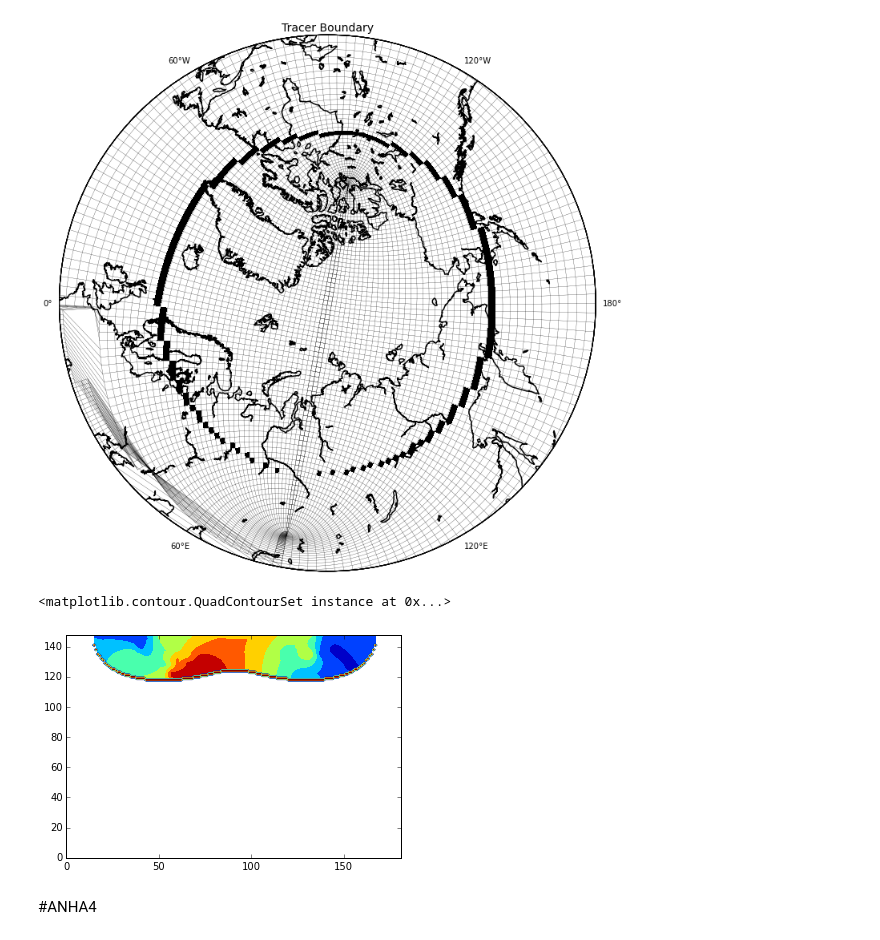
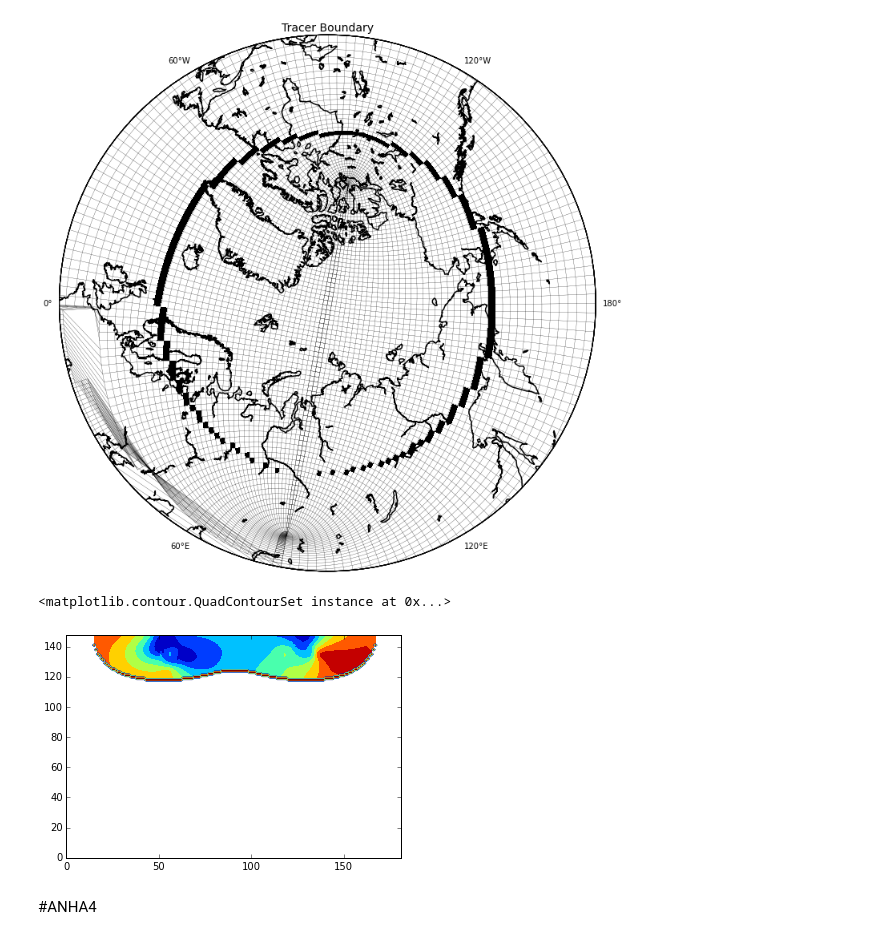
Before and after one commit to UBC-MOAD/analysis-kyle, a Jupyter notebook: notebooks/[Barium] 05 Tracer Boundary Indexing.ipynb, the cells around one changed output. Saved outputs shown, nothing was run; the diff lists cells and outputs as text; code cells hidden in the pictures.

```diff
--- a/notebooks/[Barium] 05 Tracer Boundary Indexing.ipynb
+++ b/notebooks/[Barium] 05 Tracer Boundary Indexing.ipynb
@@ -25,6 +25,11 @@ MAT = scipy.io.loadmat('_data/Exchange/NEMO_ORCA2_Ba.mat')
 Ba_ini_orca = MAT['Ba_ini_orca'][:]
 nav_lat = MAT['nav_lat'][:]
 nav_lon = MAT['nav_lon'][:]
+#
+MAT = scipy.io.loadmat('_data/Exchange/NEMO_ORCA2_d18O.mat')
+d18O_ini_orca = MAT['d18O_ini_orca'][:]
+nav_lat = MAT['nav_lat'][:]
+nav_lon = MAT['nav_lon'][:]
 # %%
 Ba_ini_orca.shape
 # %% [output]
@@ -73,7 +81,7 @@ for i in range(182):
 # %%
-plt.contourf(Ba_ini_orca[2, :, :])
+plt.contourf(d18O_ini_orca[2, :, :])
 plt.contour(field[2, :, :])
 # %% [output]
 <matplotlib.contour.QuadContourSet instance at 0x...>
-[figure, old version]
+[figure, new version]
 # %%
```
Also changed, not shown: parts of 3 cells of this notebook, 6 other files.
